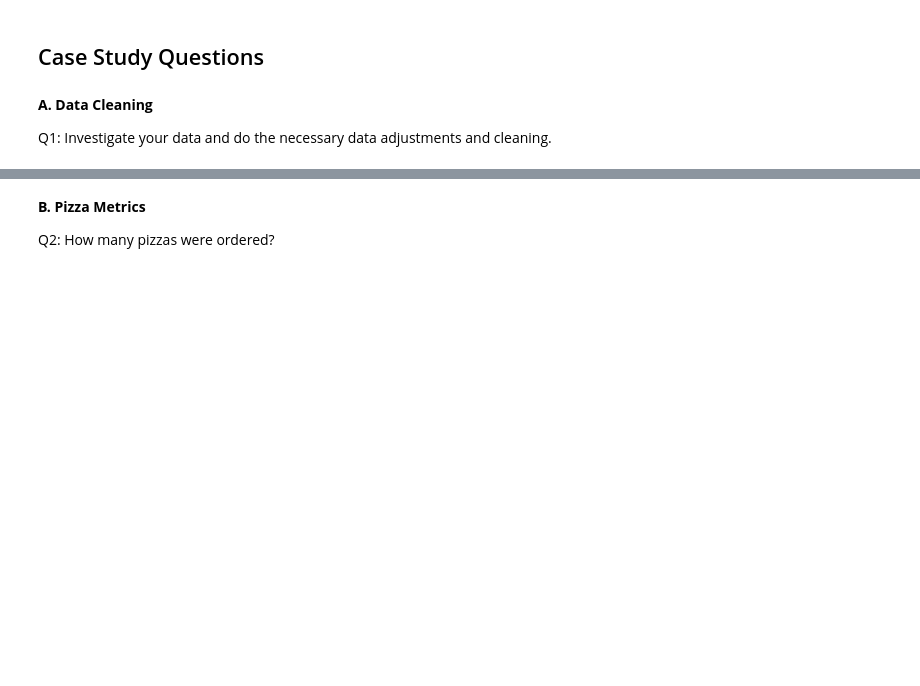
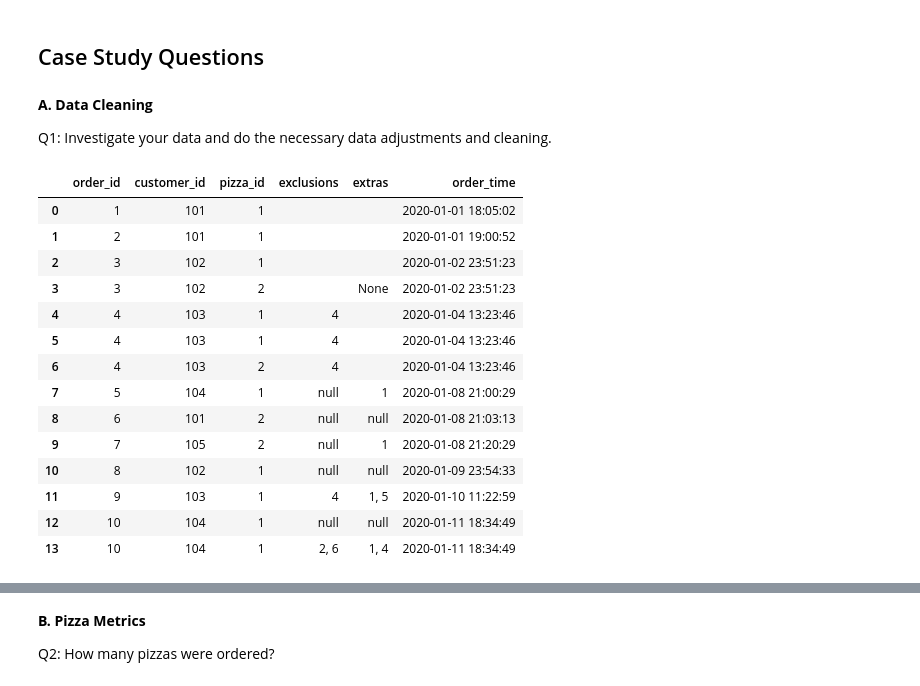
Before and after one commit to 20100215/8_Week_SQL_Challenge, a Jupyter notebook: Week 2 (Pizza Runner)/week2.ipynb, the cells around one changed output, grey strips where cells are left out. Drawn from its saved outputs; the diff is of its cells as text; code cells hidden in the pictures; blank space fills up the shorter version.

```diff
--- a/Week 2 (Pizza Runner)/week2.ipynb
+++ b/Week 2 (Pizza Runner)/week2.ipynb
@@ -73,9 +73,33 @@ runner_id             int64           0
              Datatypes  NULL count
 topping_id       int64           0
 topping_name    object           0
+# %%
+def query(stmt):
+    global conn
+    result = pd.read_sql_query(stmt, conn)
+    return result
 # %% [markdown]
 ## Case Study Questions
 # %% [markdown]
 **A. Data Cleaning**
 
 Q1: Investigate your data and do the necessary data adjustments and cleaning.
+# %%
+# Check customer_orders table
+query("SELECT * FROM customer_orders")
+# %% [output]
+|  | order_id | customer_id | pizza_id | exclusions | extras | order_time |
+| 0 | 1 | 101 | 1 |  |  | 2020-01-01 18:05:02 |
+| 1 | 2 | 101 | 1 |  |  | 2020-01-01 19:00:52 |
+| 2 | 3 | 102 | 1 |  |  | 2020-01-02 23:51:23 |
+| 3 | 3 | 102 | 2 |  | None | 2020-01-02 23:51:23 |
+| 4 | 4 | 103 | 1 | 4 |  | 2020-01-04 13:23:46 |
+| 5 | 4 | 103 | 1 | 4 |  | 2020-01-04 13:23:46 |
+| 6 | 4 | 103 | 2 | 4 |  | 2020-01-04 13:23:46 |
+| 7 | 5 | 104 | 1 | null | 1 | 2020-01-08 21:00:29 |
+| 8 | 6 | 101 | 2 | null | null | 2020-01-08 21:03:13 |
+| 9 | 7 | 105 | 2 | null | 1 | 2020-01-08 21:20:29 |
+| 10 | 8 | 102 | 1 | null | null | 2020-01-09 23:54:33 |
+| 11 | 9 | 103 | 1 | 4 | 1, 5 | 2020-01-10 11:22:59 |
+| 12 | 10 | 104 | 1 | null | null | 2020-01-11 18:34:49 |
+| 13 | 10 | 104 | 1 | 2, 6 | 1, 4 | 2020-01-11 18:34:49 |
```
Also changed, not shown: parts of 8 cells of this notebook.
